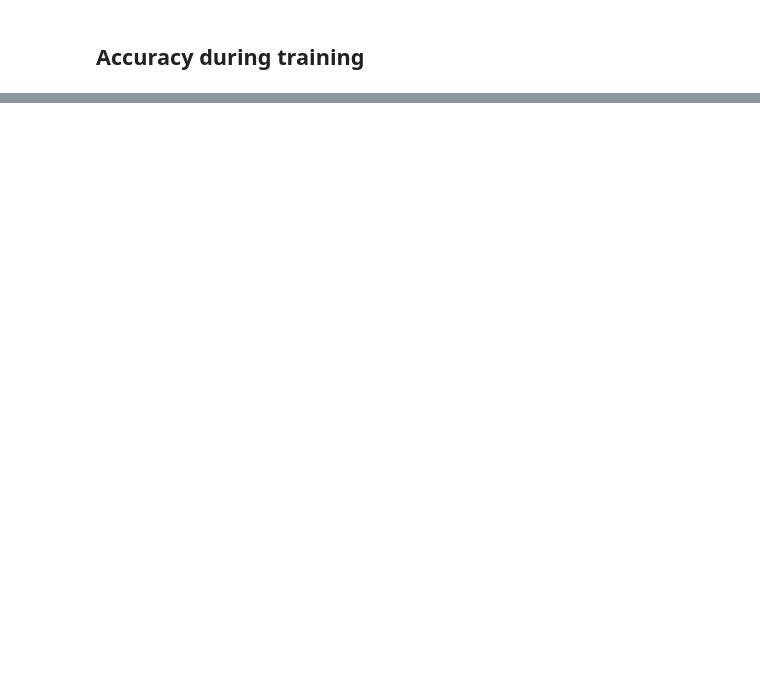
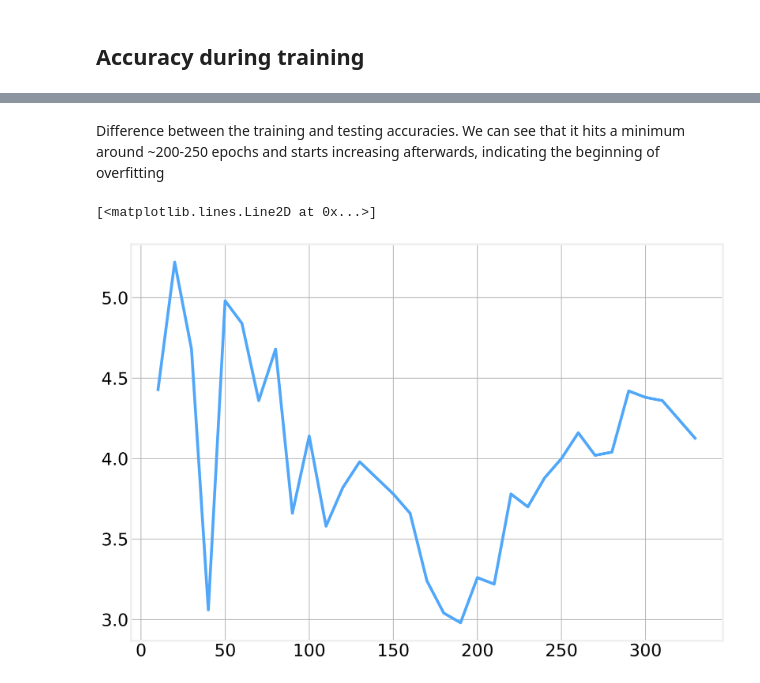
Before and after one commit to DataForScience/DeepLearning, a Jupyter notebook: 6. Modular Network.ipynb, the cells around one changed output, grey strips where cells are left out. Drawn from its saved outputs; the diff is of its cells as text; code cells hidden in the pictures; blank space fills up the shorter version.

```diff
--- a/6. Modular Network.ipynb
+++ b/6. Modular Network.ipynb
@@ -315,3 +315,10 @@ plt.legend()
+# %% [markdown]
+Difference between the training and testing accuracies. We can see that it hits a minimum around ~200-250 epochs and starts increasing afterwards, indicating the beginning of overfitting
+# %%
+plt.plot(steps, np.array(acc_train)-np.array(acc_test))
+# %% [output]
+[<matplotlib.lines.Line2D at 0x...>]
+[figure, added]
 # %% [markdown]
 <div style="width: 100%; overflow: hidden;">
      <img src="https://raw.githubusercontent.com/DataForScience/DeepLearning/master/data/D4Sci_logo_full.png" alt="Data For Science, Inc" align="center" border="0" width=300px>
```
Also changed, not shown: parts of 4 cells of this notebook, 1 other file.
